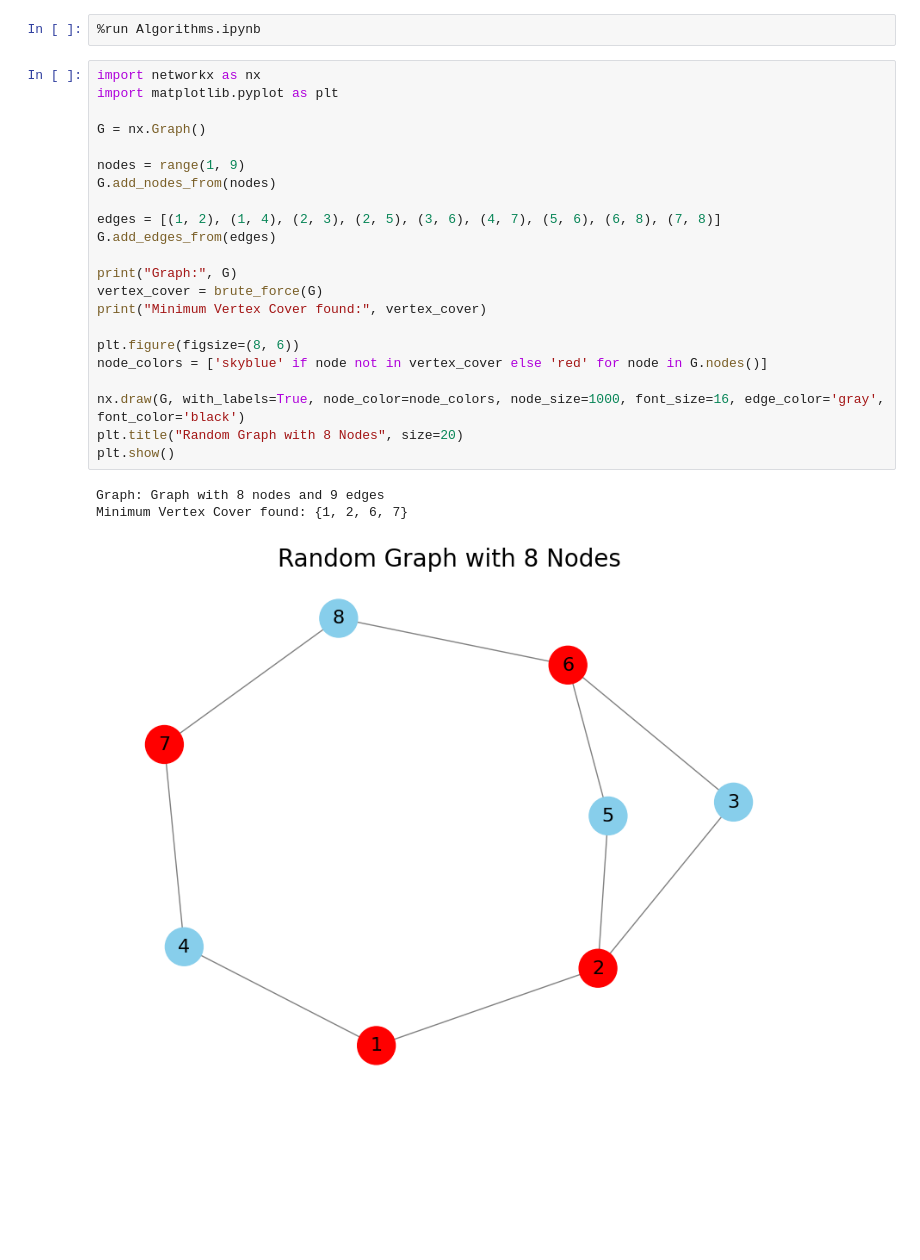
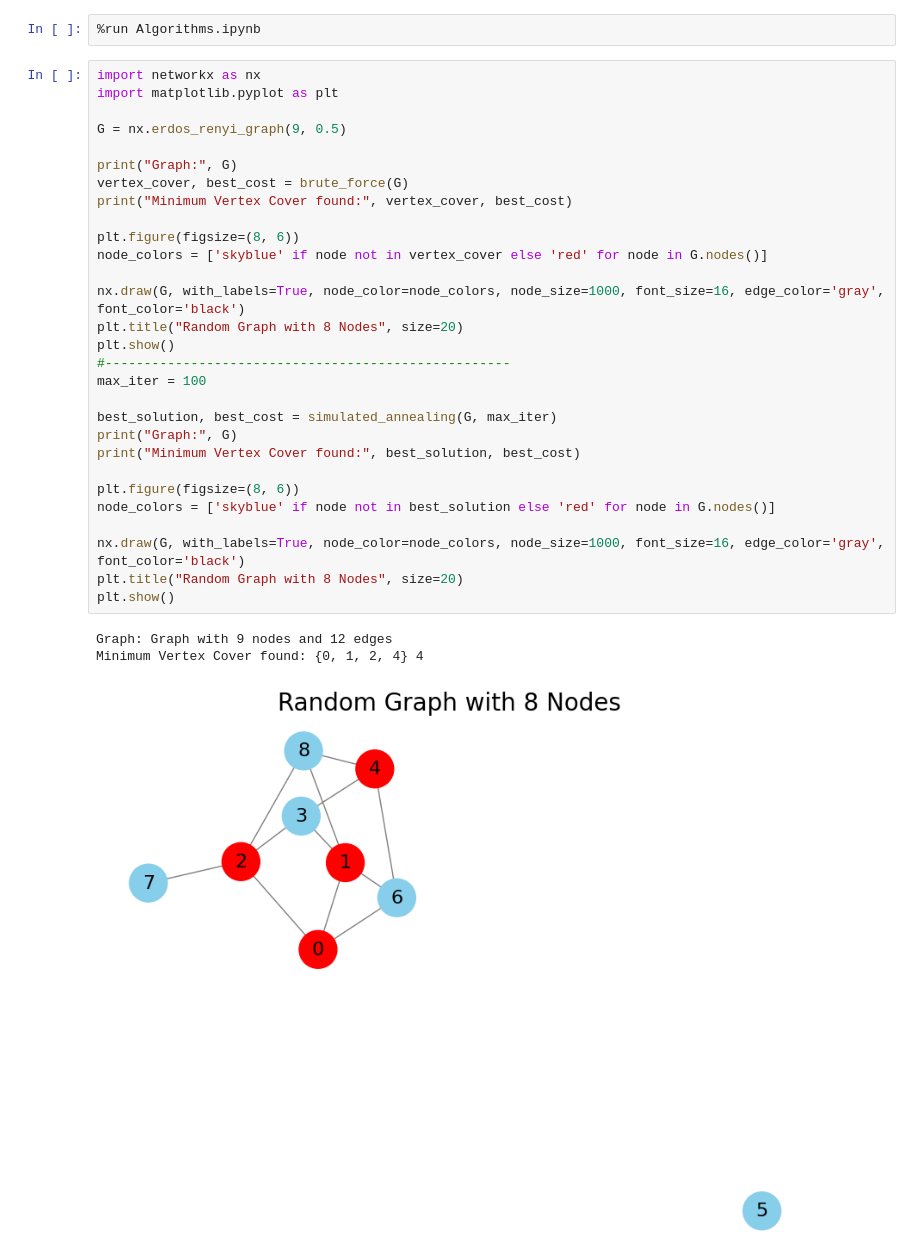
Before and after one commit to TinovoS/Minimum_Vertex_Cover, a Jupyter notebook: Graphs_Testing.ipynb, the cells around one changed output. Saved outputs shown, nothing was run; the diff lists cells and outputs as text; blank space fills up the shorter version.

Commit message:
Added simmulated Annealing

```diff
--- a/Graphs_Testing.ipynb
+++ b/Graphs_Testing.ipynb
@@ -3,26 +3,33 @@
 # %%
 import networkx as nx
 import matplotlib.pyplot as plt
 
-G = nx.Graph()
-
-nodes = range(1, 9)
-G.add_nodes_from(nodes)
-
-edges = [(1, 2), (1, 4), (2, 3), (2, 5), (3, 6), (4, 7), (5, 6), (6, 8), (7, 8)]
-G.add_edges_from(edges)
+G = nx.erdos_renyi_graph(9, 0.5)
 
 print("Graph:", G)
-vertex_cover = brute_force(G)
-print("Minimum Vertex Cover found:", vertex_cover)
+vertex_cover, best_cost = brute_force(G)
+print("Minimum Vertex Cover found:", vertex_cover, best_cost)
 
 plt.figure(figsize=(8, 6))
 node_colors = ['skyblue' if node not in vertex_cover else 'red' for node in G.nodes()]
 
 nx.draw(G, with_labels=True, node_color=node_colors, node_size=1000, font_size=16, edge_color='gray', font_color='black')
 plt.title("Random Graph with 8 Nodes", size=20)
 plt.show()
+#----------------------------------------------------
+max_iter = 100
+
+best_solution, best_cost = simulated_annealing(G, max_iter)
+print("Graph:", G)
+print("Minimum Vertex Cover found:", best_solution, best_cost)
+
+plt.figure(figsize=(8, 6))
+node_colors = ['skyblue' if node not in best_solution else 'red' for node in G.nodes()]
+
+nx.draw(G, with_labels=True, node_color=node_colors, node_size=1000, font_size=16, edge_color='gray', font_color='black')
+plt.title("Random Graph with 8 Nodes", size=20)
+plt.show()
 # %% [output]
-Graph: Graph with 8 nodes and 9 edges
-Minimum Vertex Cover found: {1, 2, 6, 7}
+Graph: Graph with 9 nodes and 12 edges
+Minimum Vertex Cover found: {0, 1, 2, 4} 4
-[figure, old version]
+[figure, new version]
```
Also changed, not shown: parts of 1 cell of this notebook, 1 other file.
